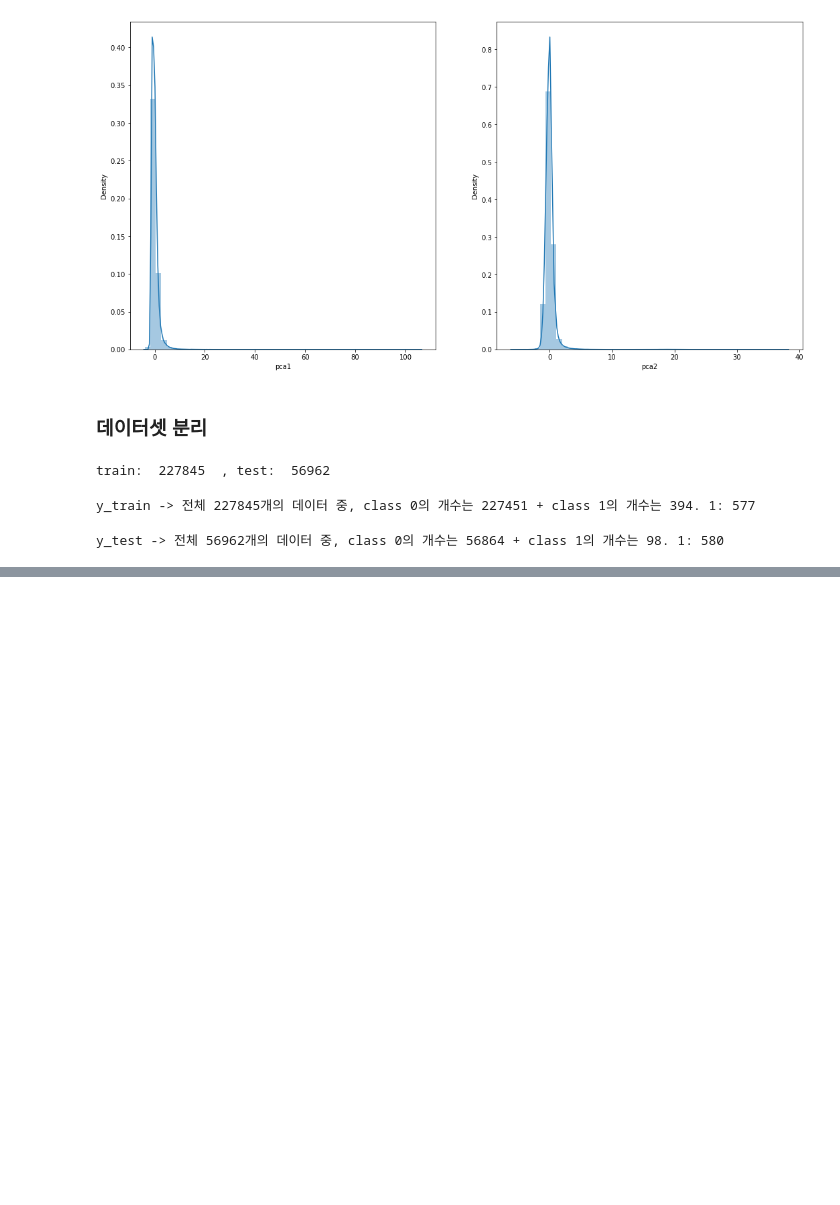
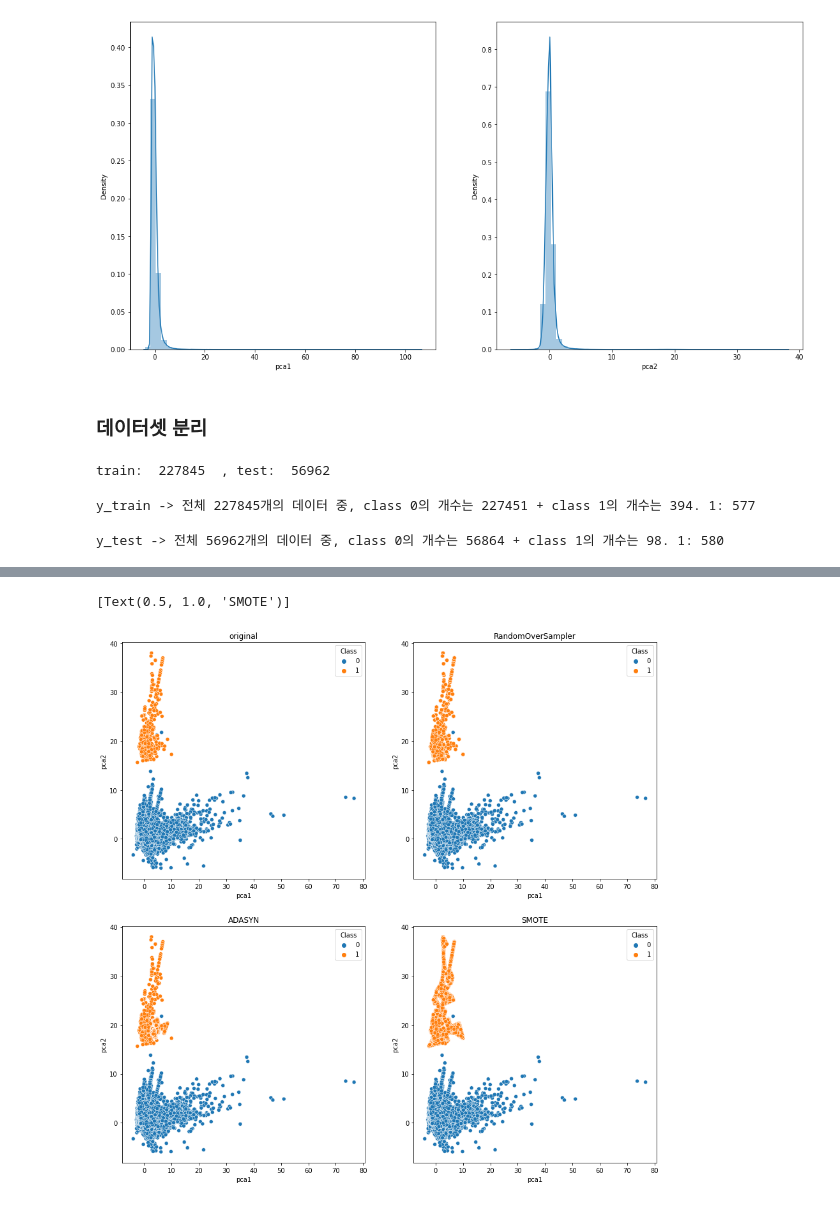
Before and after one commit to YouranWoo/ADP_study, a Jupyter notebook: classification_imbalanced_0530.ipynb, the cells around one changed output, grey strips where cells are left out. Drawn from its saved outputs; the diff is of its cells as text; code cells hidden in the pictures; blank space fills up the shorter version.

Commit message:
add under/over sampling

```diff
--- a/classification_imbalanced_0530.ipynb
+++ b/classification_imbalanced_0530.ipynb
@@ -197,0 +227,23 @@ y_test -> 전체 56962개의 데이터 중, class 0의 개수는 56864 + class 1
+# %%
+from imblearn.over_sampling import RandomOverSampler, ADASYN, SMOTE
+
+X_orand, y_orand = RandomOverSampler(random_state=0).fit_sample(X_train, y_train)
+X_ads, y_ads = ADASYN(random_state=0).fit_sample(X_train, y_train)
+X_smt, y_smt = SMOTE(random_state=0).fit_sample(X_train, y_train)
+
+print("len of original df :", len(df_train))
+print(df_train['Class'].value_counts())
+
+df_orand = pd.concat([X_orand, y_orand], axis=1)
+print("len of df_orand :", len(df_orand))
+print(df_orand['Class'].value_counts())
+
+df_ads = pd.concat([X_ads, y_ads], axis=1)
+print("len of df_ads :", len(df_ads))
+print(df_ads['Class'].value_counts())
+
+df_smt = pd.concat([X_smt, y_smt], axis=1)
+print("len of df_smt :", len(df_smt))
+print(df_smt['Class'].value_counts())
+
+df_orand.head()
@@ -197,0 +273,15 @@ y_test -> 전체 56962개의 데이터 중, class 0의 개수는 56864 + class 1
+# %%
+fig, ((ax1, ax2), (ax3, ax4)) = plt.subplots(nrows=2, ncols=2, figsize=(15, 15))
+
+sns.scatterplot(x='pca1', y='pca2', hue='Class', data=df_train, ax=ax1)
+sns.scatterplot(x='pca1', y='pca2', hue='Class', data=df_orand, ax=ax2)
+sns.scatterplot(x='pca1', y='pca2', hue='Class', data=df_ads, ax=ax3)
+sns.scatterplot(x='pca1', y='pca2', hue='Class', data=df_smt, ax=ax4)
+
+ax1.set(title="original")
+ax2.set(title="RandomOverSampler")
+ax3.set(title="ADASYN")
+ax4.set(title="SMOTE")
+# %% [output]
+[Text(0.5, 1.0, 'SMOTE')]
+[figure, added]
```
Also changed, not shown: parts of 9 cells of this notebook.
